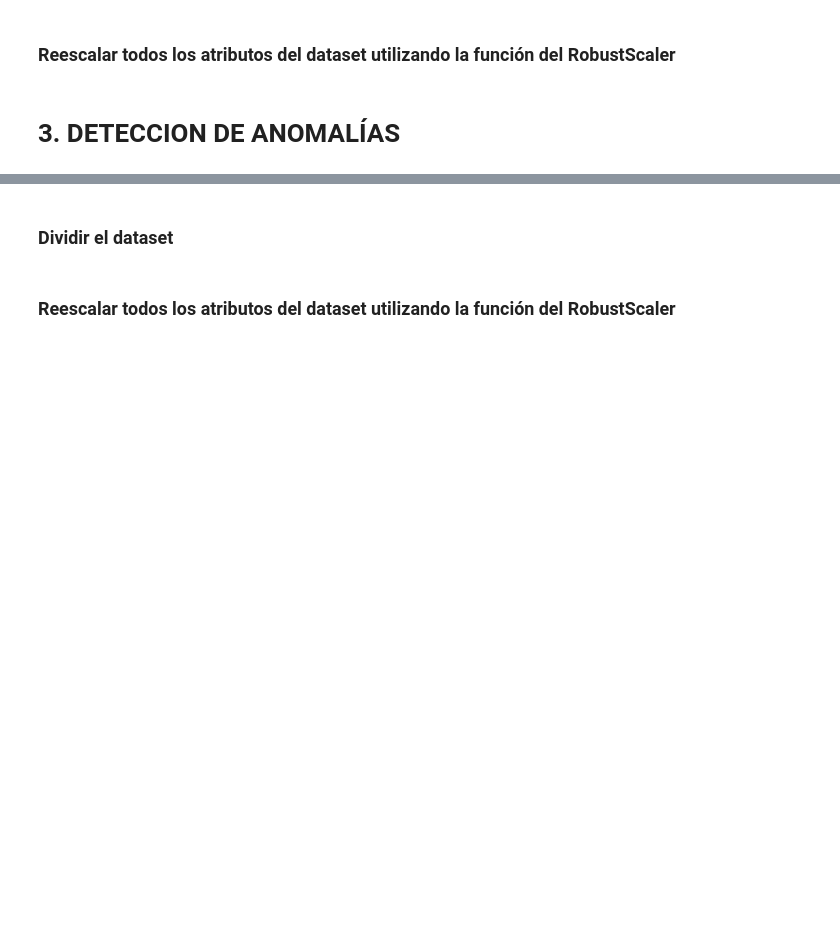
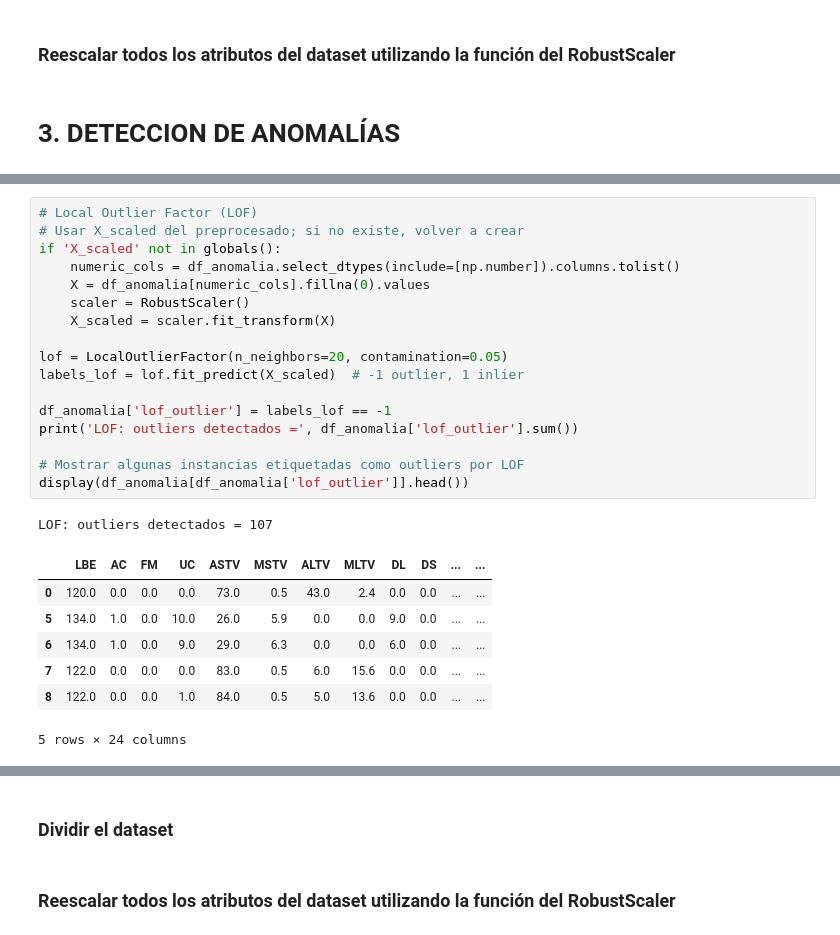
Before and after one commit to omarjmc/maestria, a Jupyter notebook: aprendizaje/grupal/AA_ACT_2_MONTEMAYOR_SEGOVIA.ipynb, the cells around one changed output, grey strips where cells are left out. Cells and saved outputs as stored; diff of their text form; blank space fills up the shorter version.

```diff
--- a/aprendizaje/grupal/AA_ACT_2_MONTEMAYOR_SEGOVIA.ipynb
+++ b/aprendizaje/grupal/AA_ACT_2_MONTEMAYOR_SEGOVIA.ipynb
@@ -1209,0 +1303,26 @@ df_anomalia = df_NSP.copy()
+# %%
+# Local Outlier Factor (LOF)
+# Usar X_scaled del preprocesado; si no existe, volver a crear
+if 'X_scaled' not in globals():
+    numeric_cols = df_anomalia.select_dtypes(include=[np.number]).columns.tolist()
+    X = df_anomalia[numeric_cols].fillna(0).values
+    scaler = RobustScaler()
+    X_scaled = scaler.fit_transform(X)
+
+lof = LocalOutlierFactor(n_neighbors=20, contamination=0.05)
+labels_lof = lof.fit_predict(X_scaled)  # -1 outlier, 1 inlier
+
+df_anomalia['lof_outlier'] = labels_lof == -1
+print('LOF: outliers detectados =', df_anomalia['lof_outlier'].sum())
+
+# Mostrar algunas instancias etiquetadas como outliers por LOF
+display(df_anomalia[df_anomalia['lof_outlier']].head())
+# %% [output]
+LOF: outliers detectados = 107
+|  | LBE | AC | FM | UC | ASTV | MSTV | ALTV | MLTV | DL | DS | ... | ... |
+| 0 | 120.0 | 0.0 | 0.0 | 0.0 | 73.0 | 0.5 | 43.0 | 2.4 | 0.0 | 0.0 | ... | ... |
+| 5 | 134.0 | 1.0 | 0.0 | 10.0 | 26.0 | 5.9 | 0.0 | 0.0 | 9.0 | 0.0 | ... | ... |
+| 6 | 134.0 | 1.0 | 0.0 | 9.0 | 29.0 | 6.3 | 0.0 | 0.0 | 6.0 | 0.0 | ... | ... |
+| 7 | 122.0 | 0.0 | 0.0 | 0.0 | 83.0 | 0.5 | 6.0 | 15.6 | 0.0 | 0.0 | ... | ... |
+| 8 | 122.0 | 0.0 | 0.0 | 1.0 | 84.0 | 0.5 | 5.0 | 13.6 | 0.0 | 0.0 | ... | ... |
+5 rows × 24 columns
```
Also changed, not shown: parts of 35 cells of this notebook, 2 other files.
